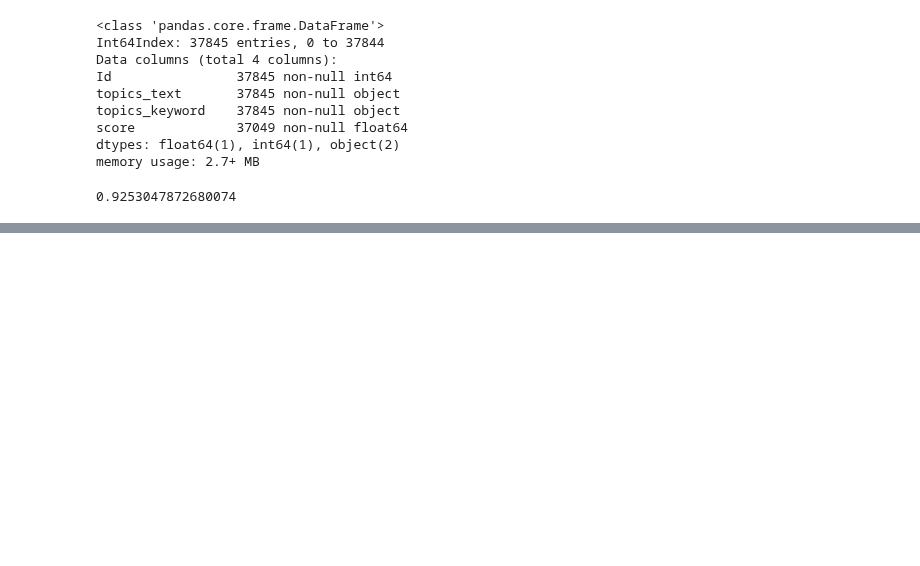
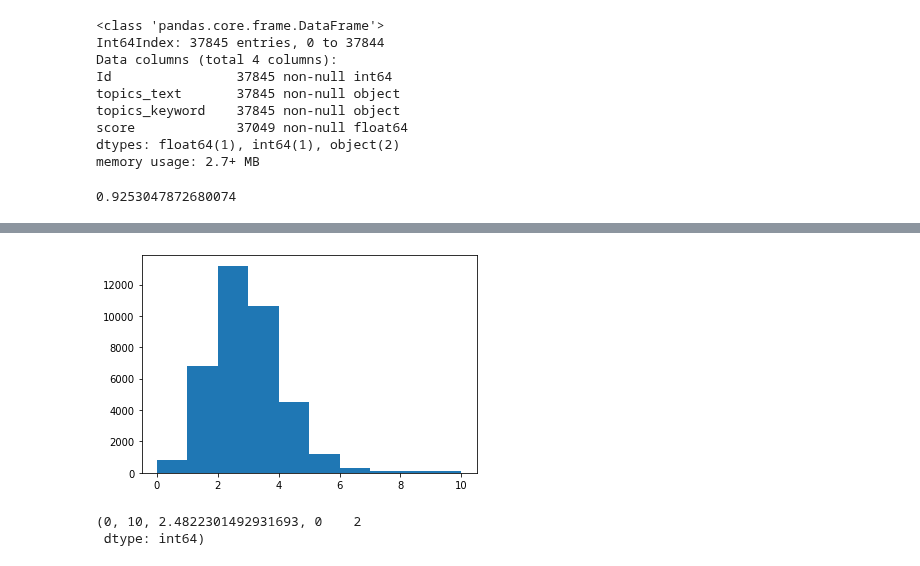
Before and after one commit to Shunling/CapstoneProjects, a Jupyter notebook: NaturalLanguageProcessingGPCR/TopicPrediction.ipynb, the cells around one changed output, grey strips where cells are left out. Saved outputs shown, nothing was run; the diff lists cells and outputs as text; code cells hidden in the pictures; blank space fills up the shorter version.

```diff
--- a/NaturalLanguageProcessingGPCR/TopicPrediction.ipynb
+++ b/NaturalLanguageProcessingGPCR/TopicPrediction.ipynb
@@ -80,6 +80,11 @@ topics.head()
 | 2 | 2 | dompaine serotonin |
 | 3 | 3 | structural |
 | 4 | 4 | inflammation cytokine |
+# %%
+# change topic term to dictionary
+topic_term = {}
+for topic in range(topics.shape[0]):
+    topic_term[topic] = topics.iloc[topic]['term']
 # %%
 useless_topics = [18,25]
 # %%
@@ -260,0 +302,10 @@ final_accuracy
+# %%
+# distribution of keyword topic number
+topic_number = content_keywords_topics['topics_keyword'].apply(lambda x: len(x))
+plt.hist(topic_number)
+plt.show()
+topic_number.min(),topic_number.max(),topic_number.mean(), topic_number.mode()
+# %% [output]
+[figure, added]
+(0, 10, 2.4822301492931693, 0    2
+ dtype: int64)
```
Also changed, not shown: parts of 11 cells of this notebook.
